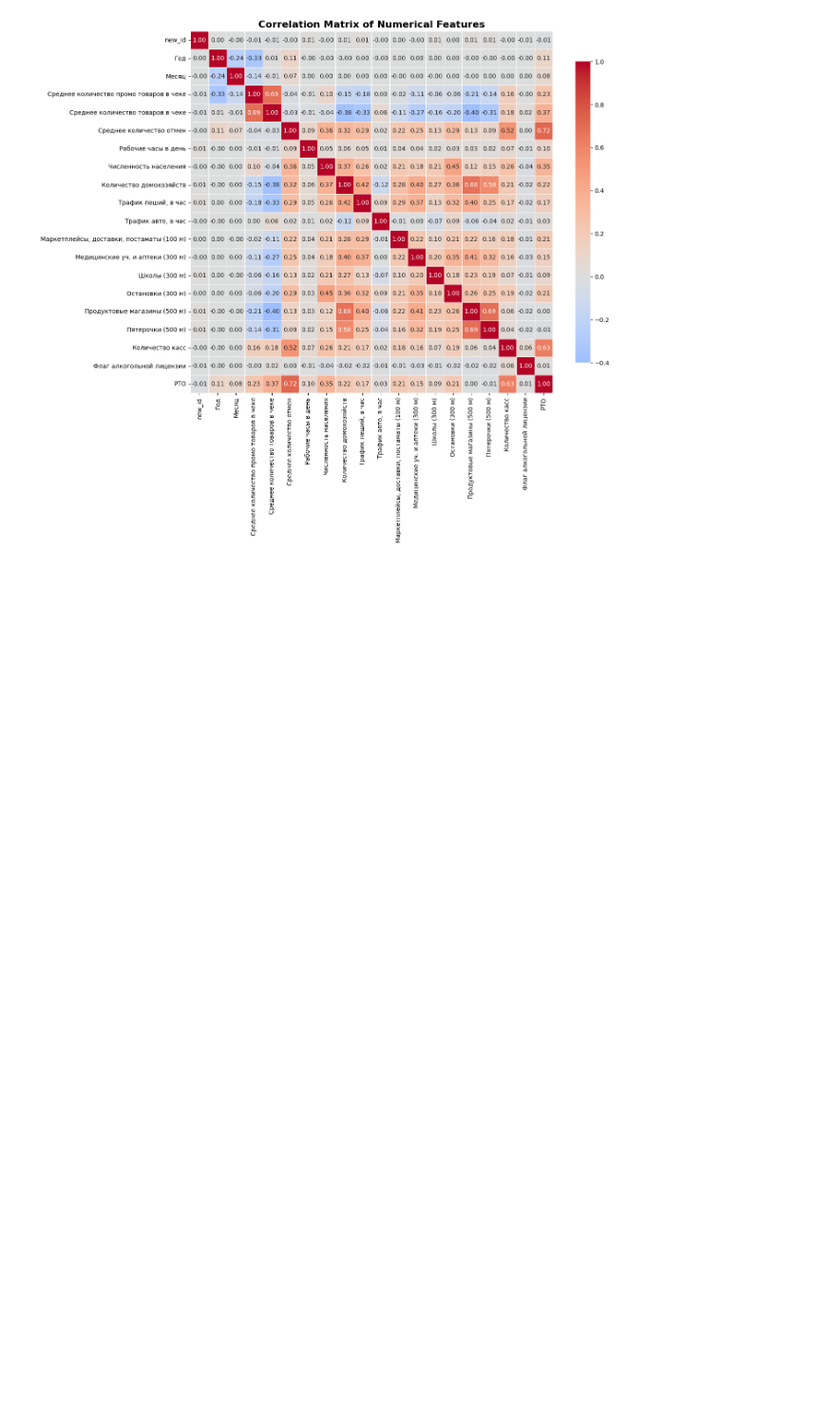
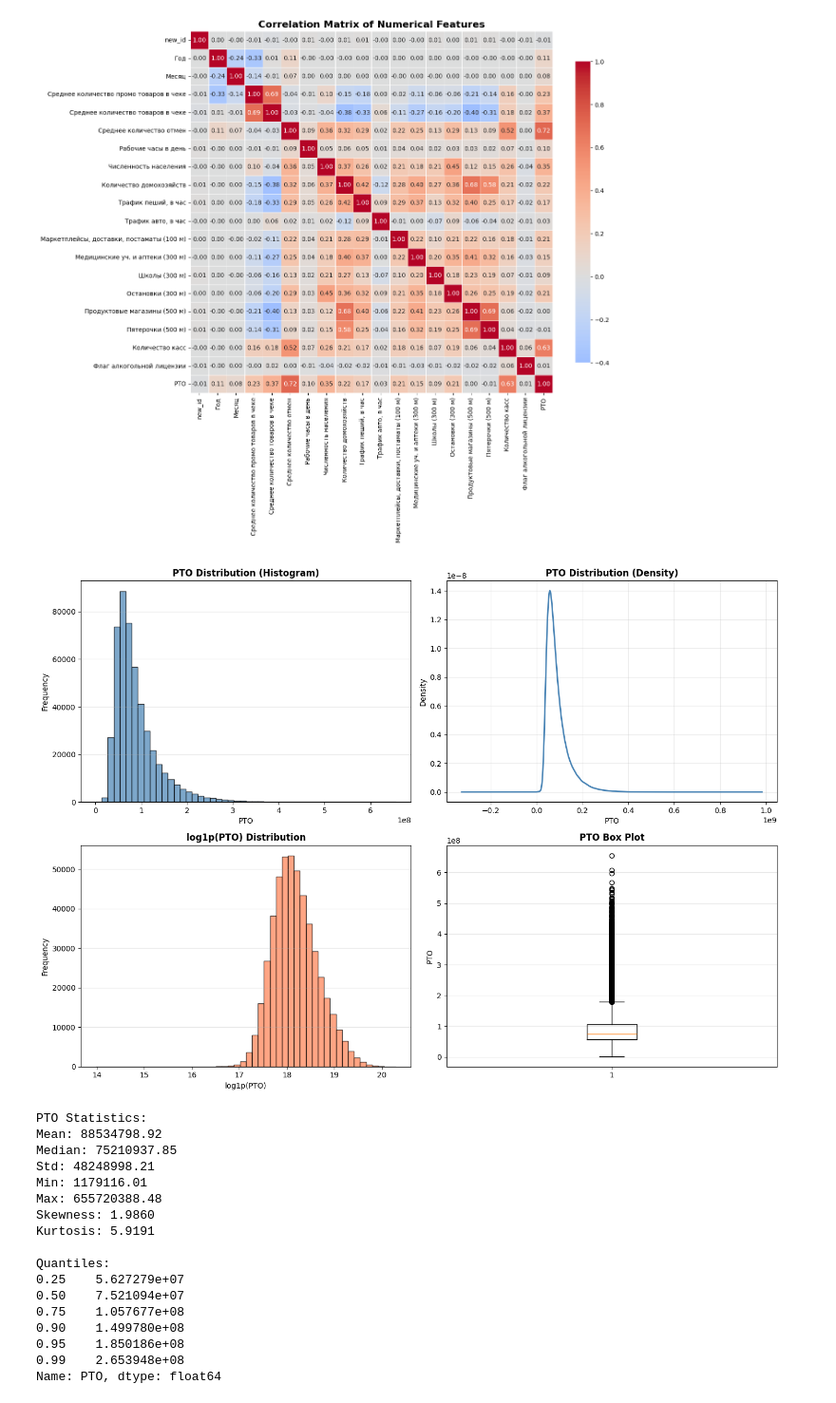
Before and after one commit to danman55575/hack_x5_athlon, a Jupyter notebook: notebooks/EDA.ipynb, the cells around one changed output. Shown at 95% size. Drawn from its saved outputs; the diff is of its cells as text; code cells hidden in the pictures; blank space fills up the shorter version.

```diff
--- a/notebooks/EDA.ipynb
+++ b/notebooks/EDA.ipynb
@@ -359,3 +359,69 @@ plt.tight_layout()
 plt.show()
 # %% [output]
 [figure]
+# %%
+import numpy as np
+import seaborn as sns
+
+# Distribution of РТО
+fig, axes = plt.subplots(2, 2, figsize=(14, 10))
+
+# Histogram
+axes[0, 0].hist(df['РТО'].dropna(), bins=50, edgecolor='black', alpha=0.7, color='steelblue')
+axes[0, 0].set_title('РТО Distribution (Histogram)', fontsize=12, fontweight='bold')
+axes[0, 0].set_xlabel('РТО')
+axes[0, 0].set_ylabel('Frequency')
+axes[0, 0].grid(axis='y', alpha=0.3)
+
+# Density plot
+df['РТО'].dropna().plot(kind='density', ax=axes[0, 1], color='steelblue', linewidth=2)
+axes[0, 1].set_title('РТО Distribution (Density)', fontsize=12, fontweight='bold')
+axes[0, 1].set_xlabel('РТО')
+axes[0, 1].grid(alpha=0.3)
+
+# Log-scale histogram
+axes[1, 0].hist(np.log1p(df['РТО'].dropna()), bins=50, edgecolor='black', alpha=0.7, color='coral')
+axes[1, 0].set_title('log1p(РТО) Distribution', fontsize=12, fontweight='bold')
+axes[1, 0].set_xlabel('log1p(РТО)')
+axes[1, 0].set_ylabel('Frequency')
+axes[1, 0].grid(axis='y', alpha=0.3)
+
+# Box plot
+axes[1, 1].boxplot(df['РТО'].dropna(), vert=True)
+axes[1, 1].set_title('РТО Box Plot', fontsize=12, fontweight='bold')
+axes[1, 1].set_ylabel('РТО')
+axes[1, 1].grid(axis='y', alpha=0.3)
+
+plt.tight_layout()
+plt.show()
+
+# Statistics
+print("РТО Statistics:")
+print(f"Mean: {df['РТО'].mean():.2f}")
+print(f"Median: {df['РТО'].median():.2f}")
+print(f"Std: {df['РТО'].std():.2f}")
+print(f"Min: {df['РТО'].min():.2f}")
+print(f"Max: {df['РТО'].max():.2f}")
+print(f"Skewness: {df['РТО'].skew():.4f}")
+print(f"Kurtosis: {df['РТО'].kurtosis():.4f}")
+print(f"\nQuantiles:")
+print(df['РТО'].quantile([0.25, 0.5, 0.75, 0.9, 0.95, 0.99]))
+# %% [output]
+[figure, added]
+РТО Statistics:
+Mean: 88534798.92
+Median: 75210937.85
+Std: 48248998.21
+Min: 1179116.01
+Max: 655720388.48
+Skewness: 1.9860
+Kurtosis: 5.9191
+
+Quantiles:
+0.25    5.627279e+07
+0.50    7.521094e+07
+0.75    1.057677e+08
+0.90    1.499780e+08
+0.95    1.850186e+08
+0.99    2.653948e+08
+Name: РТО, dtype: float64
```
Also changed, not shown: parts of 4 cells of this notebook.
